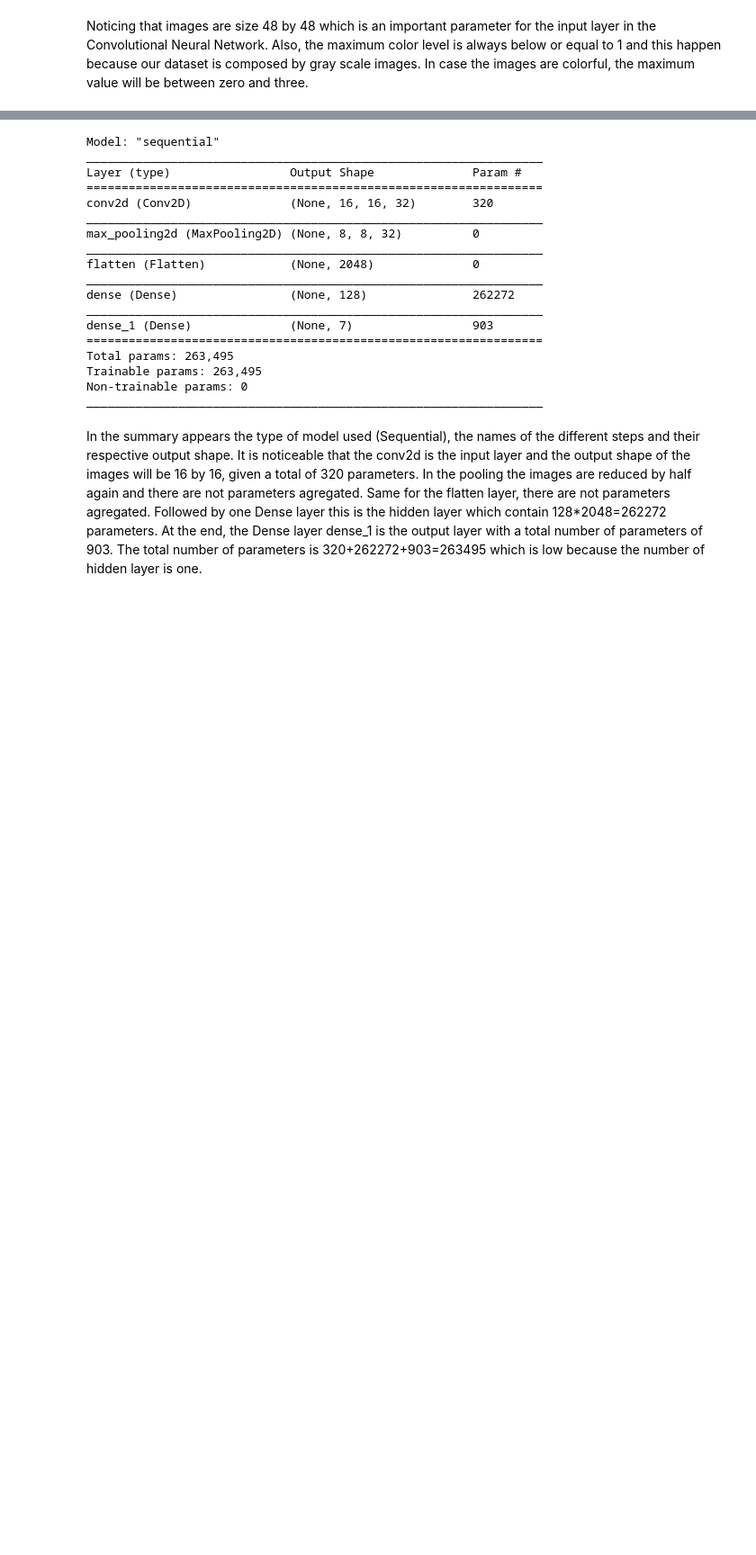
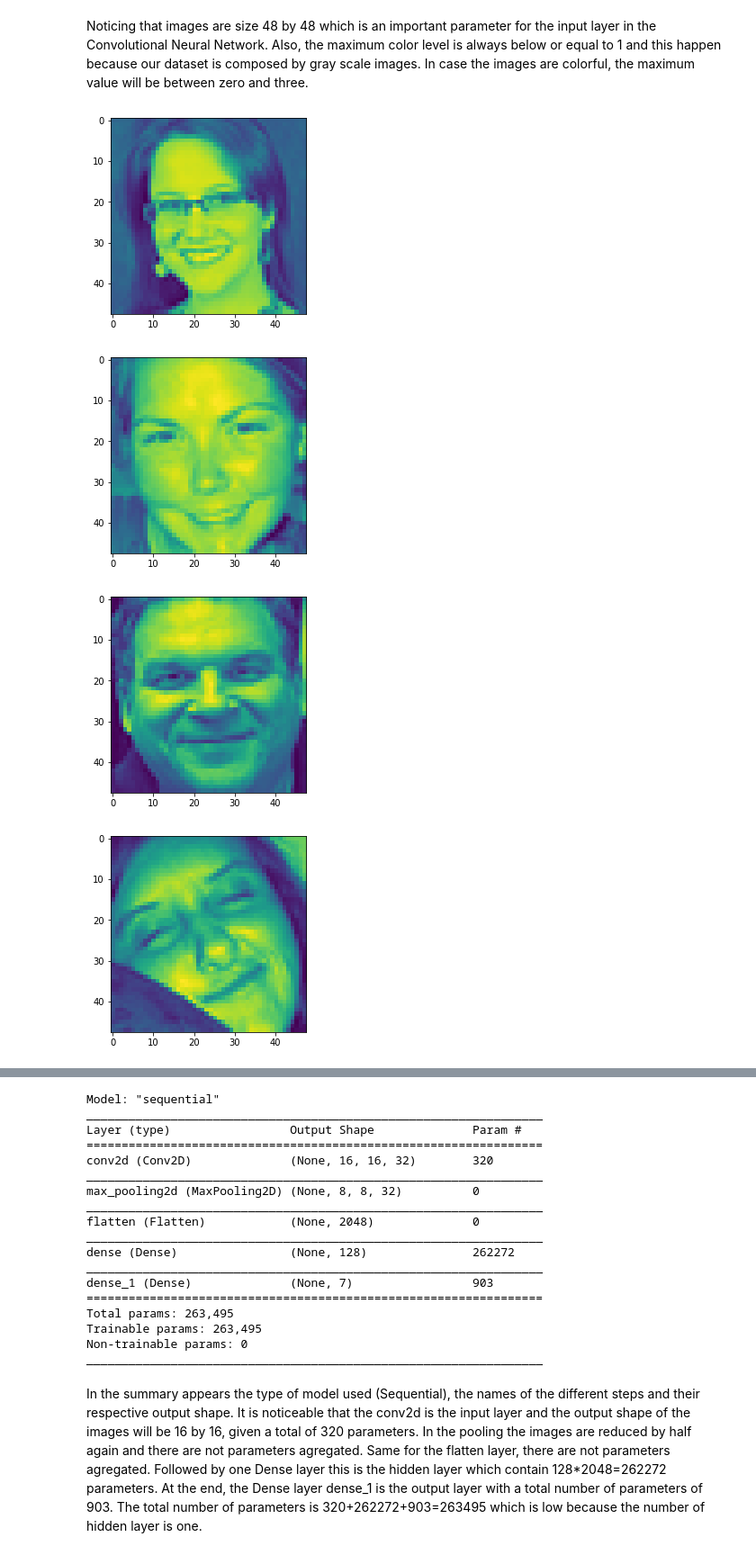
Before and after one commit to mimica123/Sentiment_Recommendation, a Jupyter notebook: 2.0 Final_version_0.ipynb, the cells around one changed output, grey strips where cells are left out. Shown at 90% size. Saved outputs shown, nothing was run; the diff lists cells and outputs as text; code cells hidden in the pictures; blank space fills up the shorter version.

```diff
--- a/2.0 Final_version_0.ipynb
+++ b/2.0 Final_version_0.ipynb
@@ -44,7 +51,7 @@ import matplotlib.image as img
 #in the test set for the happy emotion
 images = []
 for i in range(10):
-    im = img.imread(r'feelings\test\happy\im{}.png'.format(i))
+    im = img.imread(r"C:\Users\vicky\lighthouse-data-notes\Final project\feelings\train\happy\im{}.PNG".format(i))
     images.append(im)
     print('image shape', im.shape, 'maximum color level', im.max())
 # %% [output]
@@ -61,2 +68,12 @@ image shape (48, 48) maximum color level 1.0
 # %% [markdown]
 Noticing that images are size 48 by 48 which is an important parameter for the input layer in the Convolutional Neural Network. Also, the maximum color level is always below or equal to 1 and this happen because our dataset is composed by gray scale images. In case the images are colorful, the maximum value will be between zero and three.
+# %%
+for i in range(10):
+    img = mpimg.imread(r"C:\Users\vicky\lighthouse-data-notes\Final project\feelings\train\happy\im{}.PNG".format(i))
+    imgplot = plt.imshow(img)
+    plt.show()
+# %% [output]
+[figure, added]
+[figure, added]
+[figure, added]
+[figure, added]
```
Also changed, not shown: parts of 14 cells of this notebook.
